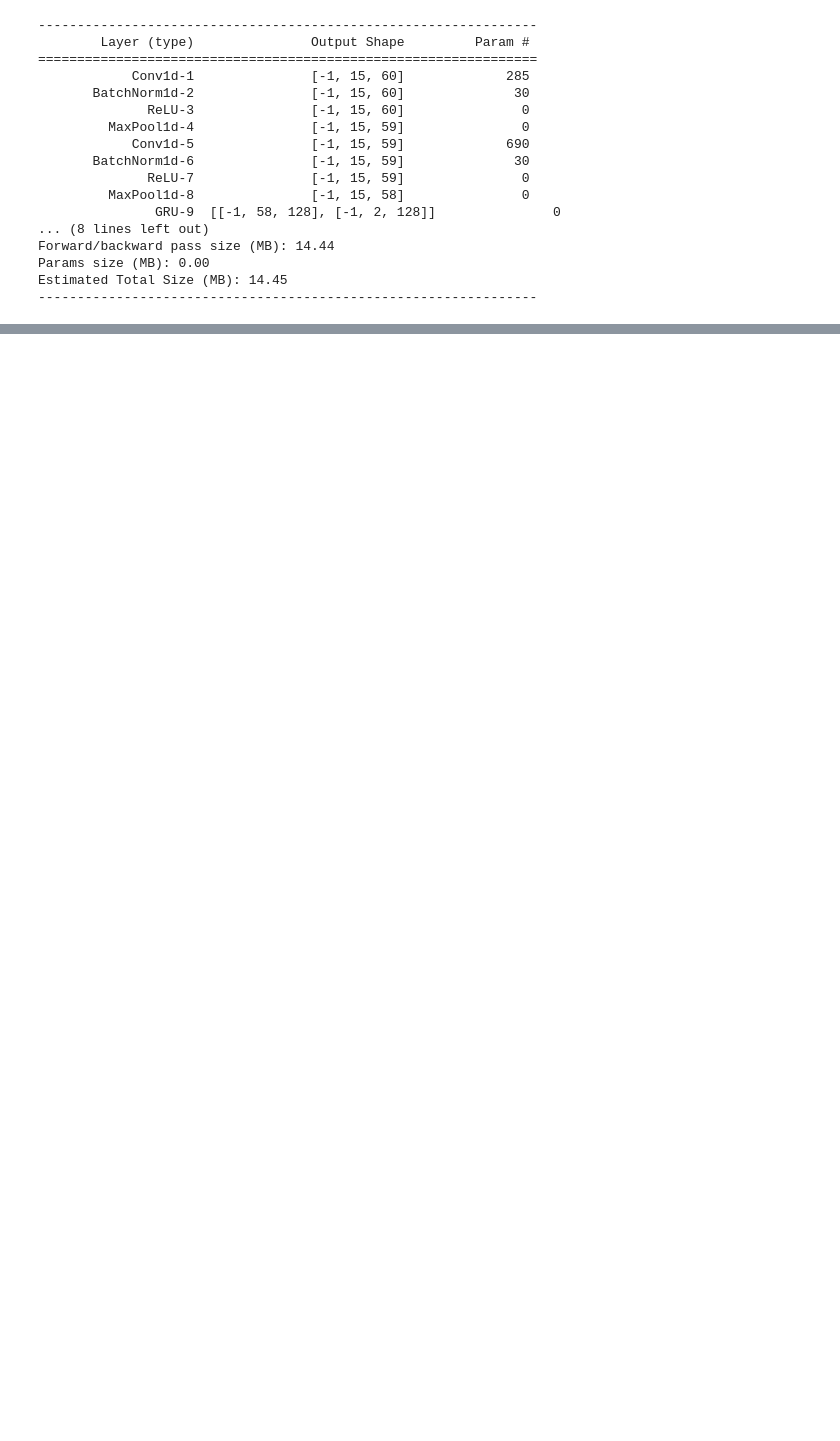
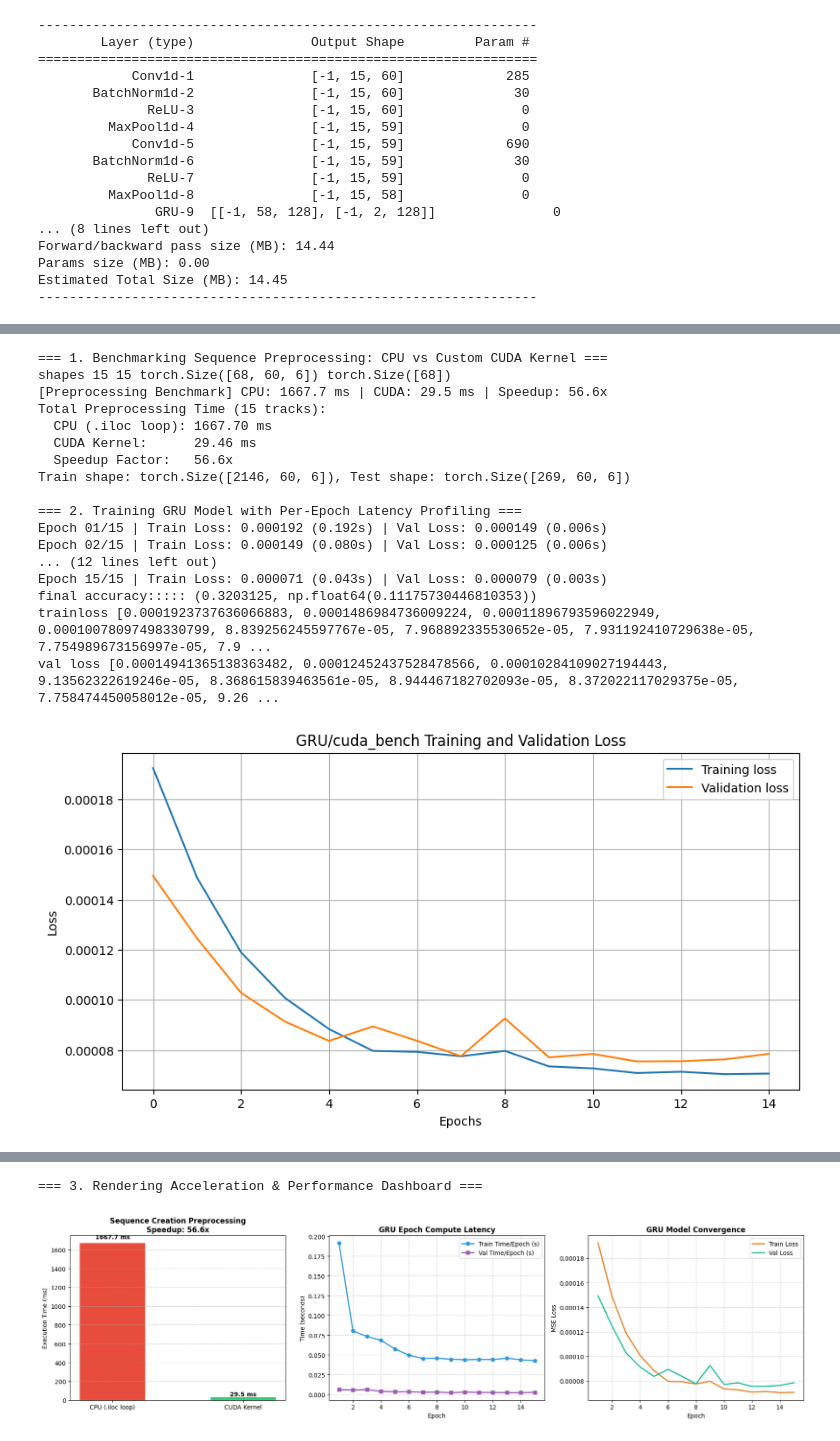
Before and after one commit to swetshgit/DL2025_CUDA_Exercise, a Jupyter notebook: GRU.ipynb, the cells around one changed output, grey strips where cells are left out. Cells and saved outputs as stored; diff of their text form; code cells hidden in the pictures; blank space fills up the shorter version.

```diff
--- a/GRU.ipynb
+++ b/GRU.ipynb
@@ -7,6 +7,7 @@ import numpy as np
 import pandas as pd
 import requests
 import os
+from pathlib import Path
 from io import StringIO
 from sklearn.preprocessing import MinMaxScaler, StandardScaler
 import torch
@@ -14,3 +15,5 @@ import torch.nn as nn
 import torch.optim as optim
 from sklearn.model_selection import KFold
 from torchsummary import summary
+
+PROJECT_ROOT = Path(r'C:\Users\gitsw\Desktop\clear_desktop\TechnicalPortfolio\swetshgit\DL_CUDA_Excercise')
@@ -75,7 +77,7 @@ original_dataset_features = [
 ]
 original_dataset_target = 'OBD_CO2_gkm_Instant'
 
-output_dir = '/content/gdrive/MyDrive/imputed_envirocar_data'
+output_dir = 'imputed_envirocar_data'
 output_dir_2 = 'neviro_car_2'
 delimiter_value = ','
 
@@ -126,13 +128,12 @@ def fill_data(df):
     if column in imputation_methods:
         imputation_method = imputation_methods[column]
         if imputation_method == 'mean':
-            df[column].fillna(df[column].mean(), inplace=True)
+            df[column] = df[column].fillna(df[column].mean())
         elif imputation_method == 'ffill':
-            df[column].fillna(method='ffill', inplace=True)
+            df[column] = df[column].ffill()
 
   #filling in remaining NaNs
-  df.fillna(method='bfill', inplace=True)
-  return df
+  return df.bfill()
 # %%
 !pwd
 # %% [output]
@@ -688,0 +808,51 @@ val loss [8.513272632290261e-06, 8.521544772733386e-06, 8.513710306106967e-06, 8
+# %%
+## CUDA vs CPU Benchmark, Model Training & Latency Dashboard
+print("=== 1. Benchmarking Sequence Preprocessing: CPU vs Unaccelerated GPU vs Custom CUDA Kernel ===")
+sample_ids = all_columns_present_id_list[:15]  # Benchmark on 15 tracks
+X_bench, y_bench, _, cpu_prep_ms, gpu_unaccelerated_prep_ms, cuda_prep_ms = read_data(sample_ids, normalised=True, benchmark=True)
+cuda_benchmark_available = _CUDA_AVAILABLE and torch.cuda.is_available()
+
+print(f"Total Preprocessing Time (15 tracks):")
+print(f"  CPU (.iloc loop): {cpu_prep_ms:.2f} ms")
+if cuda_benchmark_available:
+    print(f"  Unaccelerated GPU: {gpu_unaccelerated_prep_ms:.2f} ms")
+    print(f"  Custom CUDA Kernel: {cuda_prep_ms:.2f} ms")
+    print(f"  CPU / Unaccelerated GPU: {cpu_prep_ms / max(gpu_unaccelerated_prep_ms, 1e-4):.1f}x")
+    print(f"  CPU / Custom CUDA Kernel: {cpu_prep_ms / max(cuda_prep_ms, 1e-4):.1f}x")
+else:
+    print("  Unaccelerated GPU: unavailable")
+    print("  Custom CUDA Kernel: unavailable (CPU fallback used)")
+
+# Split sequences
+train_seq, test_seq, valid_seq = divide_sequences(X_bench, y_bench)
+feature_len = train_seq[0].shape[2]
+print(f"Train shape: {train_seq[0].shape}, Test shape: {test_seq[0].shape}")
+
+print("\n=== 2. Training GRU Model with Per-Epoch Latency Profiling ===")
+gru_model_timed = GRUModel(feature_len, batch_size=128, num_layers=2, hidden_size=64, iteration_name="cuda_bench", cnn=False, lr=0.001, reg=1e-6, epochs=15)
+gru_model_timed.run_model(train_seq, test_seq, valid_seq)
+
+print("\n=== 3. Rendering Acceleration & Performance Dashboard ===")
+if cuda_benchmark_available:
+    plot_cuda_comparison_dashboard(cpu_prep_ms, gpu_unaccelerated_prep_ms, cuda_prep_ms, gru_model_timed, model_name="GRU")
+else:
+    print("CUDA comparison dashboard skipped because the compiled extension is unavailable.")
+# %% [output]
+=== 1. Benchmarking Sequence Preprocessing: CPU vs Custom CUDA Kernel ===
+shapes 15 15 torch.Size([68, 60, 6]) torch.Size([68])
+[Preprocessing Benchmark] CPU: 1667.7 ms | CUDA: 29.5 ms | Speedup: 56.6x
+Total Preprocessing Time (15 tracks):
+  CPU (.iloc loop): 1667.70 ms
+  CUDA Kernel:      29.46 ms
+  Speedup Factor:   56.6x
+Train shape: torch.Size([2146, 60, 6]), Test shape: torch.Size([269, 60, 6])
+
+=== 2. Training GRU Model with Per-Epoch Latency Profiling ===
+Epoch 01/15 | Train Loss: 0.000192 (0.192s) | Val Loss: 0.000149 (0.006s)
+Epoch 02/15 | Train Loss: 0.000149 (0.080s) | Val Loss: 0.000125 (0.006s)
+... (12 lines left out)
+Epoch 15/15 | Train Loss: 0.000071 (0.043s) | Val Loss: 0.000079 (0.003s)
+final accuracy::::: (0.3203125, np.float64(0.11175730446810353))
+trainloss [0.0001923737636066883, 0.0001486984736009224, 0.00011896793596022949, 0.00010078097498330799, 8.839256245597767e-05, 7.968892335530652e-05, 7.931192410729638e-05, 7.754989673156997e-05, 7.9 ...
+val loss [0.00014941365138363482, 0.00012452437528478566, 0.00010284109027194443, 9.13562322619246e-05, 8.368615839463561e-05, 8.944467182702093e-05, 8.372022117029375e-05, 7.758474450058012e-05, 9.26 ...
+[figure, added]
@@ -688,0 +860,2 @@ val loss [8.513272632290261e-06, 8.521544772733386e-06, 8.513710306106967e-06, 8
+=== 3. Rendering Acceleration & Performance Dashboard ===
+[figure, added]
```
Also changed, not shown: parts of 19 cells of this notebook, 13 other files.
